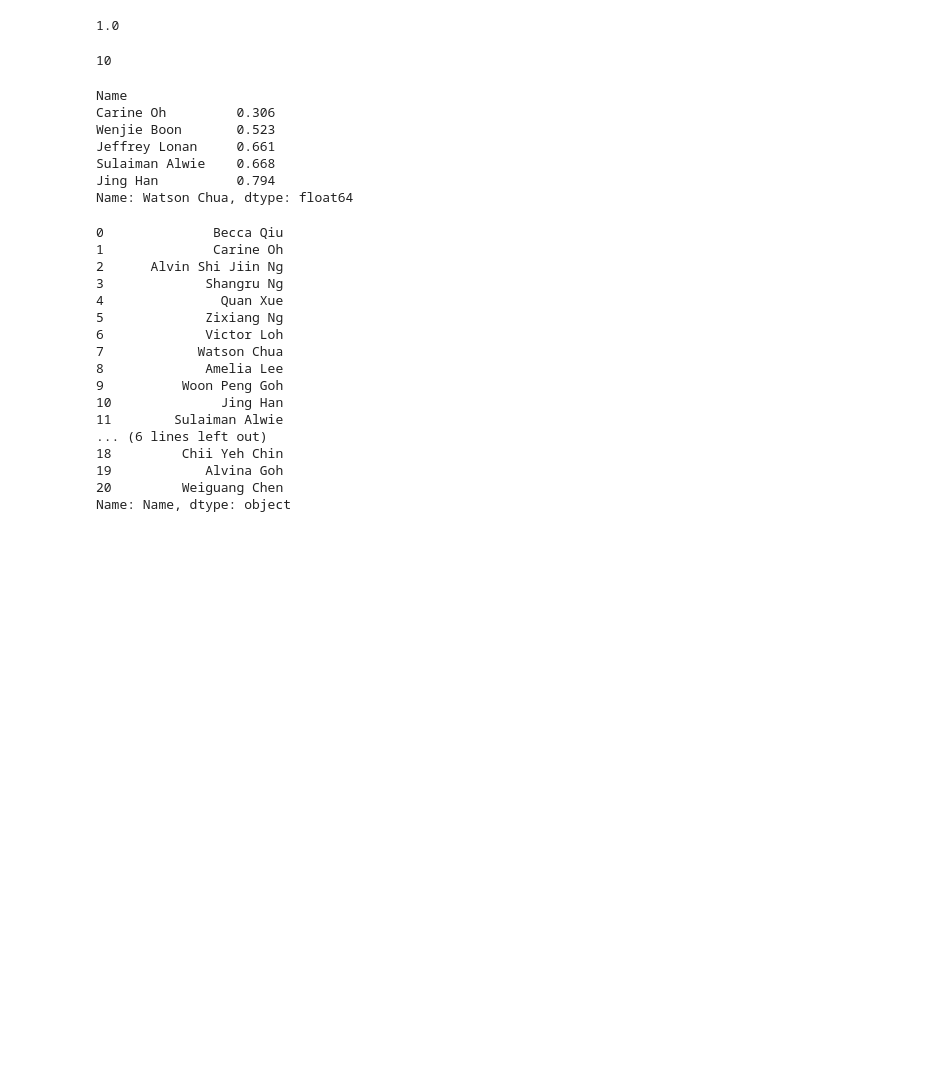
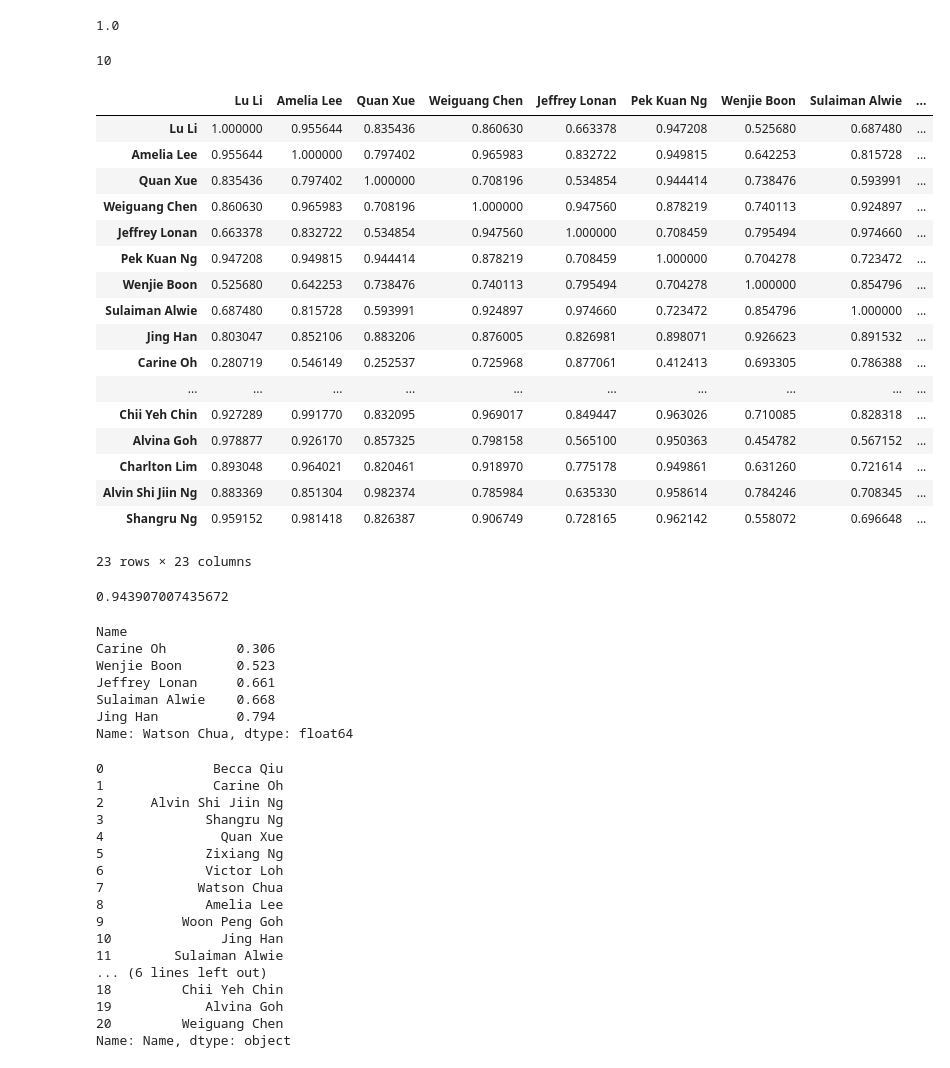
Before and after one commit to watsonchua/emergenetics_profiles, a Jupyter notebook: extract_pdf.ipynb, the cells around one changed output. Saved outputs shown, nothing was run; the diff lists cells and outputs as text; code cells hidden in the pictures; blank space fills up the shorter version.

```diff
--- a/extract_pdf.ipynb
+++ b/extract_pdf.ipynb
@@ -196,9 +196,34 @@ df_profiles[df_profiles['Name']=='Watson Chua'].index[0]
 # %% [output]
 10
 # %%
-df_cos = pd.DataFrame(cos_sim, index=df_profiles['Name'], columns=df_profiles['Name'])
+df_cos = pd.DataFrame(cos_sim, index=df_profiles['Name'].values, columns=df_profiles['Name'].values)
+# %%
+df_cos
+# %% [output]
+|  | Lu Li | Amelia Lee | Quan Xue | Weiguang Chen | Jeffrey Lonan | Pek Kuan Ng | Wenjie Boon | Sulaiman Alwie | ... |
+| Lu Li | 1.000000 | 0.955644 | 0.835436 | 0.860630 | 0.663378 | 0.947208 | 0.525680 | 0.687480 | ... |
+| Amelia Lee | 0.955644 | 1.000000 | 0.797402 | 0.965983 | 0.832722 | 0.949815 | 0.642253 | 0.815728 | ... |
+| Quan Xue | 0.835436 | 0.797402 | 1.000000 | 0.708196 | 0.534854 | 0.944414 | 0.738476 | 0.593991 | ... |
+| Weiguang Chen | 0.860630 | 0.965983 | 0.708196 | 1.000000 | 0.947560 | 0.878219 | 0.740113 | 0.924897 | ... |
+| Jeffrey Lonan | 0.663378 | 0.832722 | 0.534854 | 0.947560 | 1.000000 | 0.708459 | 0.795494 | 0.974660 | ... |
+| Pek Kuan Ng | 0.947208 | 0.949815 | 0.944414 | 0.878219 | 0.708459 | 1.000000 | 0.704278 | 0.723472 | ... |
+| Wenjie Boon | 0.525680 | 0.642253 | 0.738476 | 0.740113 | 0.795494 | 0.704278 | 1.000000 | 0.854796 | ... |
+| Sulaiman Alwie | 0.687480 | 0.815728 | 0.593991 | 0.924897 | 0.974660 | 0.723472 | 0.854796 | 1.000000 | ... |
+| Jing Han | 0.803047 | 0.852106 | 0.883206 | 0.876005 | 0.826981 | 0.898071 | 0.926623 | 0.891532 | ... |
+| Carine Oh | 0.280719 | 0.546149 | 0.252537 | 0.725968 | 0.877061 | 0.412413 | 0.693305 | 0.786388 | ... |
+| ... | ... | ... | ... | ... | ... | ... | ... | ... | ... |
+| Chii Yeh Chin | 0.927289 | 0.991770 | 0.832095 | 0.969017 | 0.849447 | 0.963026 | 0.710085 | 0.828318 | ... |
+| Alvina Goh | 0.978877 | 0.926170 | 0.857325 | 0.798158 | 0.565100 | 0.950363 | 0.454782 | 0.567152 | ... |
+| Charlton Lim | 0.893048 | 0.964021 | 0.820461 | 0.918970 | 0.775178 | 0.949861 | 0.631260 | 0.721614 | ... |
+| Alvin Shi Jiin Ng | 0.883369 | 0.851304 | 0.982374 | 0.785984 | 0.635330 | 0.958614 | 0.784246 | 0.708345 | ... |
+| Shangru Ng | 0.959152 | 0.981418 | 0.826387 | 0.906749 | 0.728165 | 0.962142 | 0.558072 | 0.696648 | ... |
+23 rows × 23 columns
 # %%
 df_cos.to_csv('cosine_similarity.csv')
+# %%
+df_cos['Becca Qiu']['Charlton Lim']
+# %% [output]
+0.943907007435672
 # %%
 df_cos.loc['Watson Chua'].nsmallest(5).round(3)
 # %% [output]
```
Also changed, not shown: parts of 4 cells of this notebook, 1 other file.
